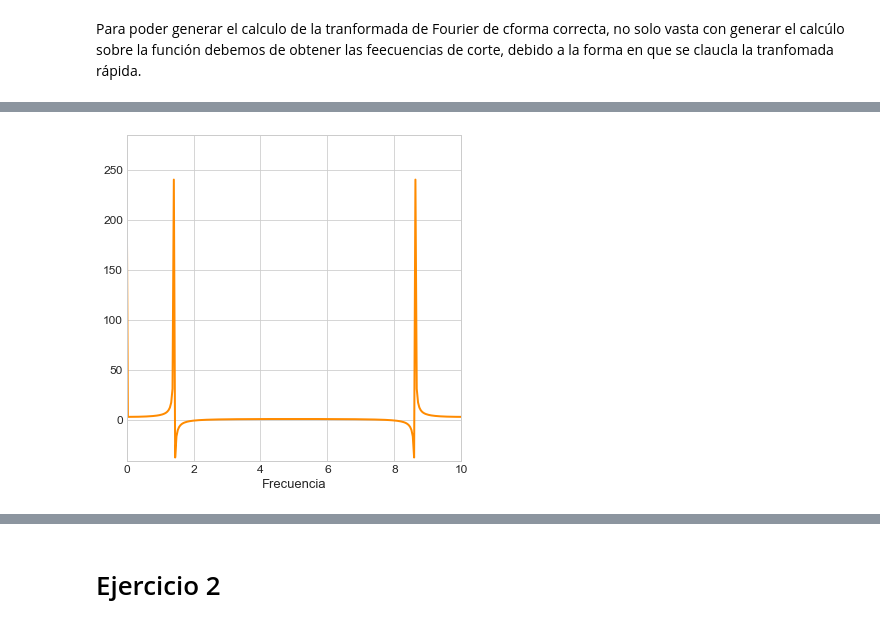
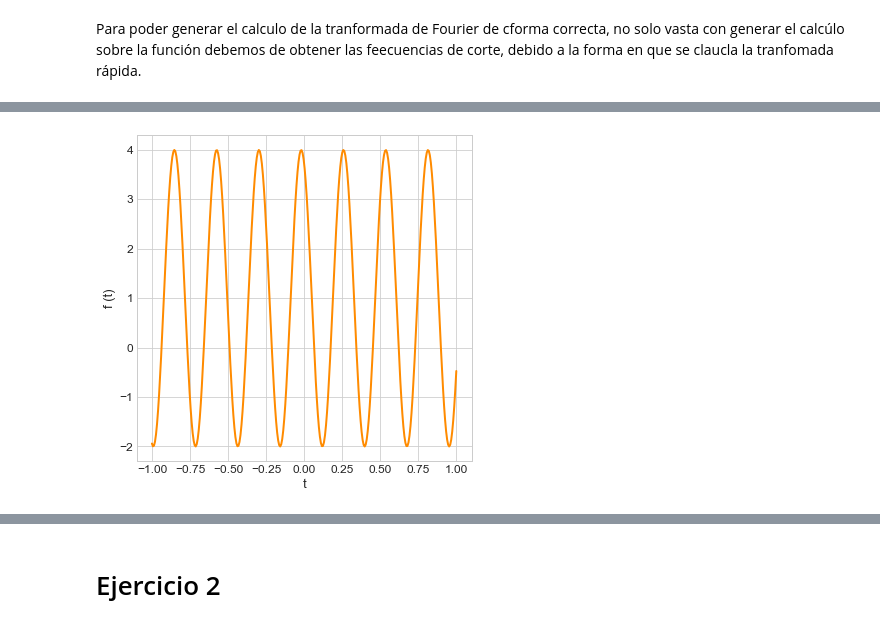
Before and after one commit to danielfrgs/2022_1-Visualizacion-Informacion, a Jupyter notebook: Tareas/T3/T3_FragosoAlvaradoDaniel.ipynb, the cells around one changed output, grey strips where cells are left out. Cells and saved outputs as stored; diff of their text form; code cells hidden in the pictures.

```diff
--- a/Tareas/T3/T3_FragosoAlvaradoDaniel.ipynb
+++ b/Tareas/T3/T3_FragosoAlvaradoDaniel.ipynb
@@ -168,28 +100,19 @@ t = np.linspace(-fc, fc, 526)
-# %%
-from scipy.fft import rfft, fftfreq, fftshift
-# Ahora realicemos la transformación
-# Grafiquemos:
-
-plt.style.use('seaborn-whitegrid') #classic
-
-plt.figure(figsize=(6,6))
-
-f = fft(fun(t))
-
-# Debido a los límites actuales la figura se puede mostrar un poco ajustada,
-# Cambiamos los límites con el fin de ver con claridad todos los puntos.
-pl.xlim(t.min() * 1 , t.max() * 1)
-pl.ylim(f.min() * 1.1, f.max() * 1.1)
-
-# Graficar la función coseno con una línea discontinua azul de 2.5 pixeles de grosor
-pl.plot(t, f, color="#FF8B00", linewidth=2, linestyle="-", label="f(t)")
-
-plt.xlabel("Frecuencia", fontsize = 13)
-
-ax = pl.gca()
-for label in ax.get_xticklabels() + ax.get_yticklabels():
-    label.set_fontsize(12)
-
-pl.show()
-# %% [output]
-[figure, removed]
+# %%
+N = 300
+t = np.linspace(-1, 1, N)
+T = 2/N
+y = 3*np.sin(7.2*np.pi*t+2) + 1
+
+# Gráfica:
+plt.figure(figsize=(6,6))
+pl.plot(t, y, color="#FF8B00", linewidth=2, linestyle="-", label="f(t)")
+
+plt.xlabel("t", fontsize = 13)
+plt.ylabel("f (t)", fontsize = 13)
+
+
+ax = pl.gca()
+for label in ax.get_xticklabels() + ax.get_yticklabels():
+    label.set_fontsize(12)
+# %% [output]
+[figure, added]
```
Also changed, not shown: parts of 8 cells of this notebook, 6 other files.
